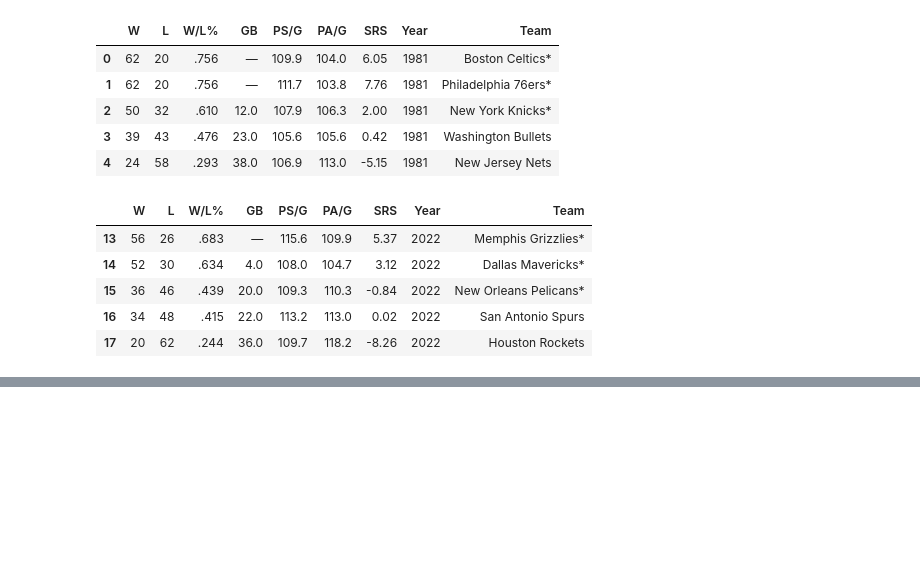
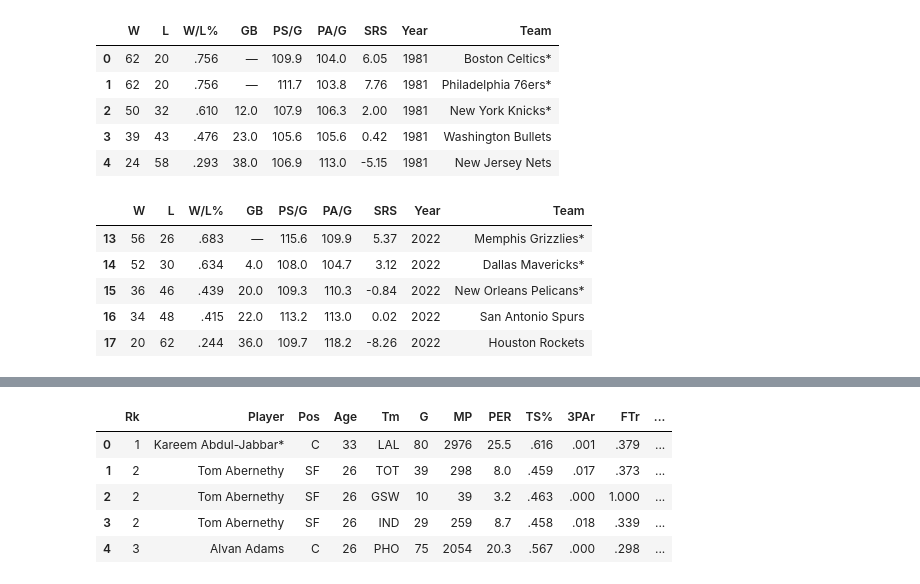
Before and after one commit to dcast822/NBA_analysis, a Jupyter notebook: 01_webscrape_basketball_ref.ipynb, the cells around one changed output, grey strips where cells are left out. Saved outputs shown, nothing was run; the diff lists cells and outputs as text; code cells hidden in the pictures; blank space fills up the shorter version.

```diff
--- a/01_webscrape_basketball_ref.ipynb
+++ b/01_webscrape_basketball_ref.ipynb
@@ -192,0 +254,9 @@ teams.to_csv('data/teams.csv', index=False)
+# %%
+advanced.head()
+# %% [output]
+|  | Rk | Player | Pos | Age | Tm | G | MP | PER | TS% | 3PAr | FTr | ... |
+| 0 | 1 | Kareem Abdul-Jabbar* | C | 33 | LAL | 80 | 2976 | 25.5 | .616 | .001 | .379 | ... |
+| 1 | 2 | Tom Abernethy | SF | 26 | TOT | 39 | 298 | 8.0 | .459 | .017 | .373 | ... |
+| 2 | 2 | Tom Abernethy | SF | 26 | GSW | 10 | 39 | 3.2 | .463 | .000 | 1.000 | ... |
+| 3 | 2 | Tom Abernethy | SF | 26 | IND | 29 | 259 | 8.7 | .458 | .018 | .339 | ... |
+| 4 | 3 | Alvan Adams | C | 26 | PHO | 75 | 2054 | 20.3 | .567 | .000 | .298 | ... |
```
Also changed, not shown: parts of 9 cells of this notebook, 48 other files.
